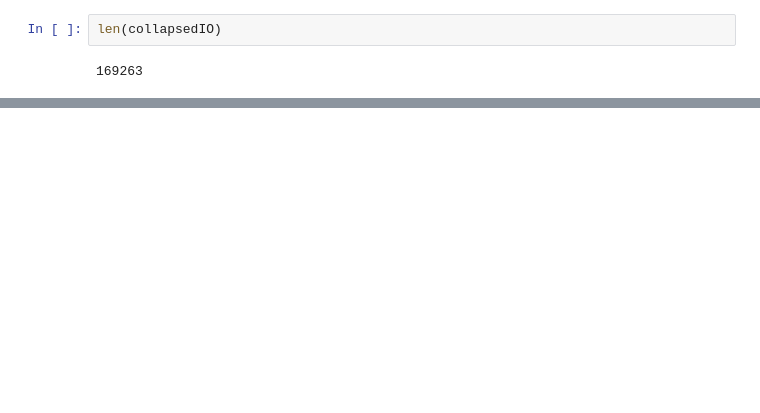
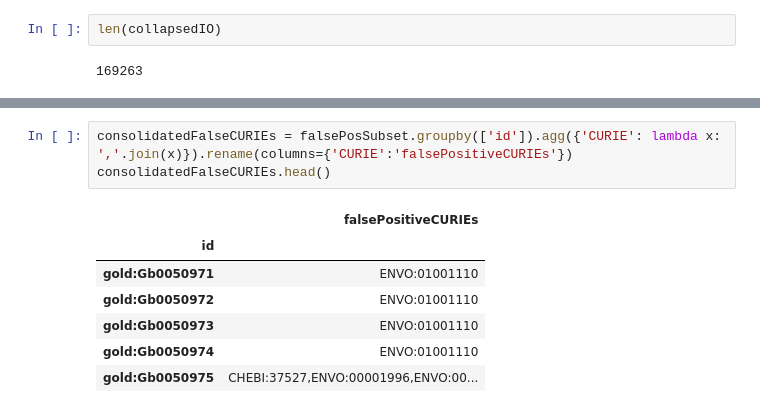
Before and after one commit to INCATools/biosample-analysis, a Jupyter notebook: src/notebooks/Gold database Analysis.ipynb, the cells around one changed output, grey strips where cells are left out. Drawn from its saved outputs; the diff is of its cells as text; blank space fills up the shorter version.

```diff
--- a/src/notebooks/Gold database Analysis.ipynb
+++ b/src/notebooks/Gold database Analysis.ipynb
@@ -102,0 +129,11 @@ len(collapsedIO)
+# %%
+consolidatedFalseCURIEs = falsePosSubset.groupby(['id']).agg({'CURIE': lambda x: ','.join(x)}).rename(columns={'CURIE':'falsePositiveCURIEs'})
+consolidatedFalseCURIEs.head()
+# %% [output]
+|  | falsePositiveCURIEs |
+| id |  |
+| gold:Gb0050971 | ENVO:01001110 |
+| gold:Gb0050972 | ENVO:01001110 |
+| gold:Gb0050973 | ENVO:01001110 |
+| gold:Gb0050974 | ENVO:01001110 |
+| gold:Gb0050975 | CHEBI:37527,ENVO:00001996,ENVO:00... |
```
Also changed, not shown: parts of 9 cells of this notebook, 1 other file.
